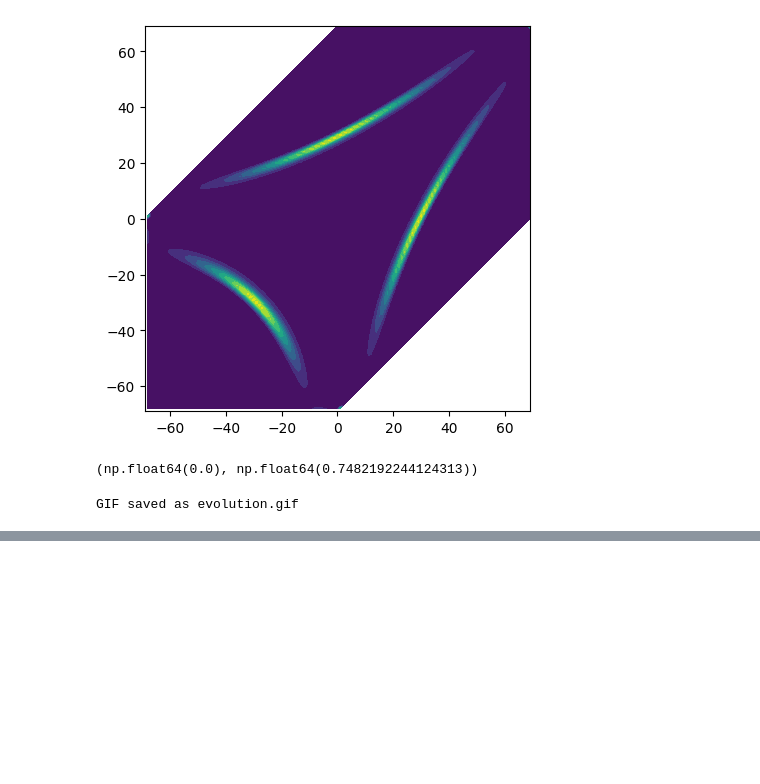
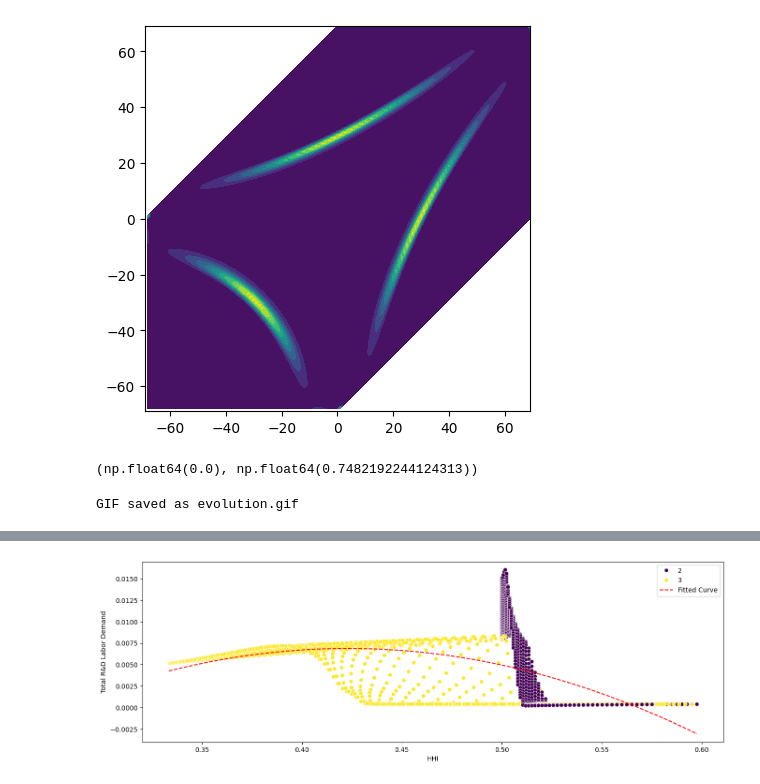
Before and after one commit to sadraheydari/SchumpeterCournotGE, a Jupyter notebook: experiments/3-firm-policy.ipynb, the cells around one changed output, grey strips where cells are left out. Drawn from its saved outputs; the diff is of its cells as text; code cells hidden in the pictures; blank space fills up the shorter version.

Commit message:
add relationship betwen HHI and total R&D

```diff
--- a/experiments/3-firm-policy.ipynb
+++ b/experiments/3-firm-policy.ipynb
@@ -679,0 +709,26 @@ GIF saved as evolution.gif
+# %%
+def HHI(tau_list):
+    market_shares = find_market_share(tau_list)
+    assert np.isclose(market_shares.sum(), 1), f"Market shares do not sum to 1: {market_shares.sum()}"
+    return np.sum(market_shares ** 2)
+# %%
+row_list = []
+
+for idx_k, delta_ik in enumerate(d_states):
+    for idx_l, delta_il in enumerate(d_states):
+        tau_list = np.array([0, -delta_ik, -delta_il])
+        market_shares = find_market_share(tau_list)
+        hhi_value = HHI(tau_list)
+        row_list.append({
+            'delta_ik': delta_ik,
+            'delta_il': delta_il,
+            'hhi': hhi_value,
+            'total_labor_demand': total_labor_demand[idx_k, idx_l],
+            's_i': market_shares[0],
+            's_k': market_shares[1],
+            's_l': market_shares[2],
+            'n_active': is_firm_active(tau_list).sum()
+        })
+
+df = pd.DataFrame(row_list).dropna()
+df
@@ -679,0 +749,19 @@ GIF saved as evolution.gif
+# %%
+plt.figure(figsize=(16,5))
+sns.scatterplot(data=df,  x='hhi', y='total_labor_demand', hue='n_active', palette='viridis')
+
+# add fitted curve
+from scipy.optimize import curve_fit
+def quadratic(x, a, b, c):
+    return a * x**2 + b * x + c
+
+popt, _ = curve_fit(quadratic, df['hhi'], df['total_labor_demand'])
+x_fit = np.linspace(df['hhi'].min(), df['hhi'].max(), 100)
+y_fit = quadratic(x_fit, *popt)
+plt.plot(x_fit, y_fit, color='red', linestyle='--', label='Fitted Curve')
+plt.legend()
+plt.xlabel('HHI')
+plt.ylabel('Total R&D Labor Demand')
+plt.show()
+# %% [output]
+[figure, added]
```
Also changed, not shown: parts of 6 cells of this notebook.
